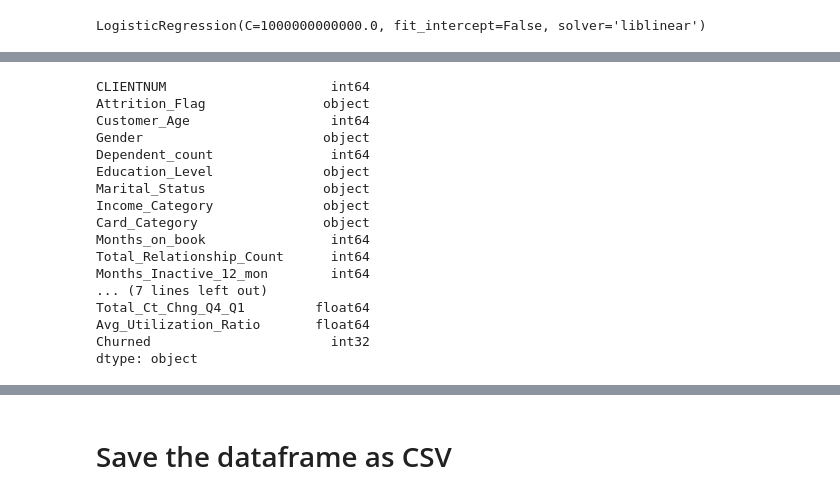
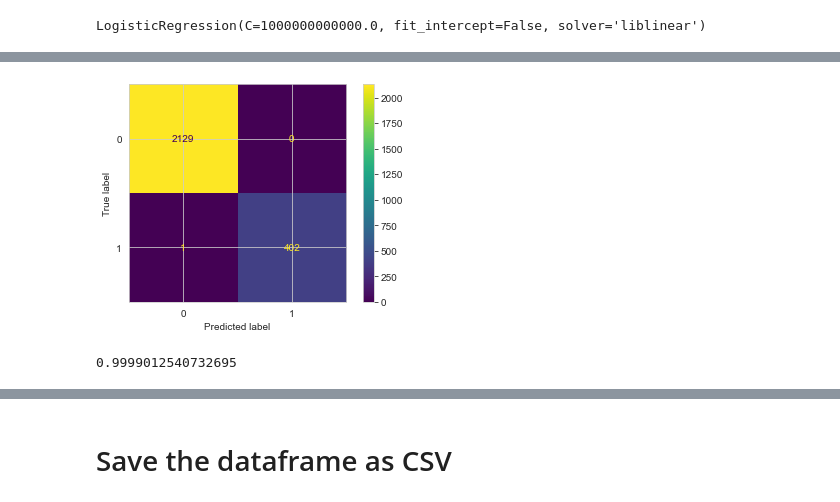
Before and after one commit to pallavi-dalvi/ourbank-customer-churn, a Jupyter notebook: Our Bank Data Set.ipynb, the cells around one changed output, grey strips where cells are left out. Cells and saved outputs as stored; diff of their text form; code cells hidden in the pictures.

```diff
--- a/Our Bank Data Set.ipynb
+++ b/Our Bank Data Set.ipynb
@@ -127,9 +145,3 @@ df['Attrition_Flag'].unique()
 array(['Existing Customer', 'Attrited Customer'], dtype=object)
 # %% [markdown]
 # Add new column ['Churned']  having values 1 for Attrited Customer 0 for Existing Customer
-# %%
-for i in df.index:
-    if(df['Attrition_Flag'][i]=='Existing Customer'):
-        df['Churned'][i]=0
-    else:
-        df['Churned'][i]=1
@@ -145,3 +148,5 @@ See the caveats in the documentation: https://pandas.pydata.org/pandas-docs/stab
+# %%
+df['Churned'] = np.where(df['Attrition_Flag'] == 'Existing Customer', 0, 1)   #-- to avoid warning
 # %%
 df.tail()
 # %% [output]
@@ -222,5 +234,5 @@ df2
 # %%
 # To deal with remaining categorical variables. A Dummy Variable is a way of incorporating nominal variables into a regression as a binary value.
 
-dummy_df = pd.get_dummies(df2)
+dummy_df = pd.get_dummies(df2,drop_first=True)
 # %%
@@ -273,3 +286,0 @@ mm = MinMaxScaler()
-# %%
-# Fit and transform our feature data into a pandas dataframe
-X = pd.DataFrame(mm.fit_transform(X))
@@ -430,20 +304,11 @@ df['Attrition_Flag'].value_counts().plot.pie()
-# %%
-df.dtypes
-# %% [output]
-CLIENTNUM                     int64
-Attrition_Flag               object
-Customer_Age                  int64
-Gender                       object
-Dependent_count               int64
-Education_Level              object
-Marital_Status               object
-Income_Category              object
-Card_Category                object
-Months_on_book                int64
-Total_Relationship_Count      int64
-Months_Inactive_12_mon        int64
-... (7 lines left out)
-Total_Ct_Chng_Q4_Q1         float64
-Avg_Utilization_Ratio       float64
-Churned                       int32
-dtype: object
+# %%
+
+from sklearn.metrics import plot_confusion_matrix
+plot_confusion_matrix(logreg, X_test, y_test, values_format = '');
+# %% [output]
+[figure, added]
+# %%
+#Calculating the score
+logreg.score(X,y)
+# %% [output]
+0.9999012540732695
```
Also changed, not shown: parts of 54 cells of this notebook.
